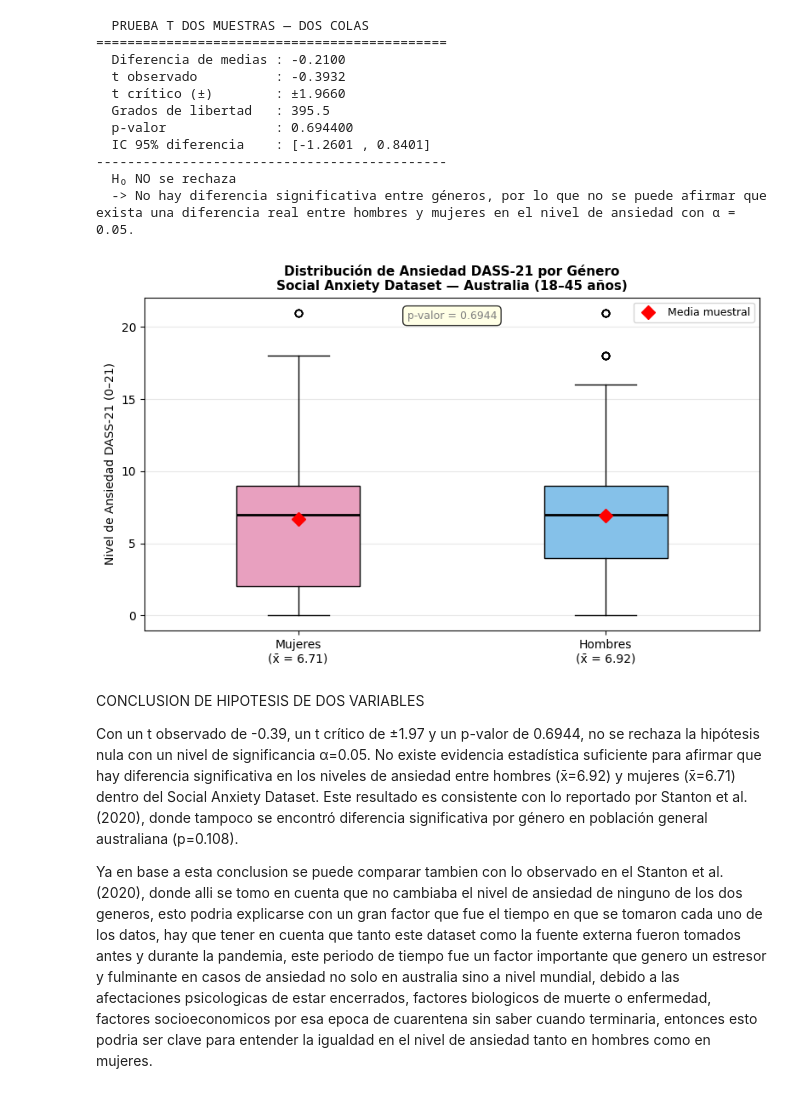
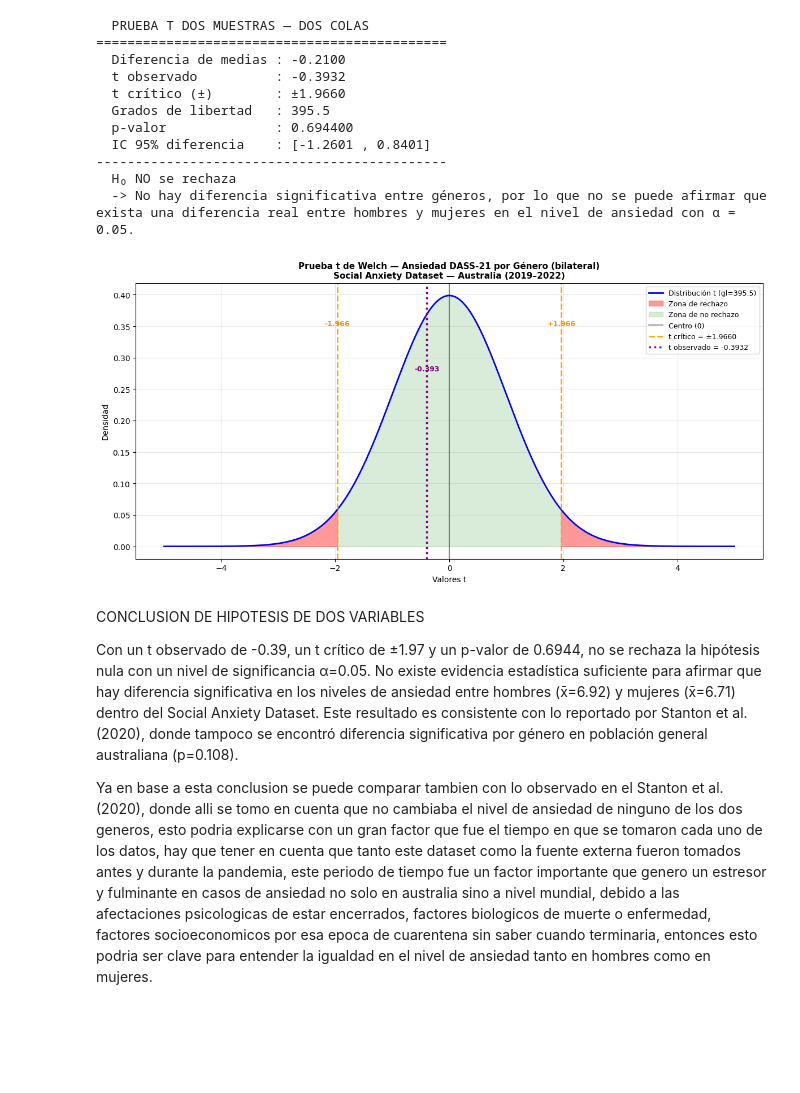
Before and after one commit to Juanzzz05/Estadistica-II, a Jupyter notebook: Proyecto.ipynb, the cells around one changed output. Saved outputs shown, nothing was run; the diff lists cells and outputs as text; code cells hidden in the pictures; blank space fills up the shorter version.

```diff
--- a/Proyecto.ipynb
+++ b/Proyecto.ipynb
@@ -573,43 +689,39 @@ else:
 ---------------------------------------------
   H₀ NO se rechaza
   -> No hay diferencia significativa entre géneros, por lo que no se puede afirmar que exista una diferencia real entre hombres y mujeres en el nivel de ansiedad con α = 0.05.
-# %%
-fig, ax = plt.subplots(figsize=(8, 5))
-
-# Datos
-data = [muestra_mujeres, muestra_hombres]
-labels = [f'Mujeres\n(x̄ = {media_m:.2f})', f'Hombres\n(x̄ = {media_h:.2f})']
-
-# Boxplot
-bp = ax.boxplot(data, labels=labels, patch_artist=True, widths=0.4)
-
-# Colores
-bp['boxes'][0].set_facecolor('#E8A0BF')
-bp['boxes'][1].set_facecolor('#85C1E9')
-for median in bp['medians']:
-    median.set_color('black')
-    median.set_linewidth(2)
-
-# Línea de la media como punto
-ax.plot([1, 2], [media_m, media_h], 'D', color='red',
-        markersize=8, zorder=5, label='Media muestral')
-
-# Anotación p-valor
-ax.text(1.5, max(muestra_mujeres.max(), muestra_hombres.max()) * 0.98,
-        f'p-valor = {p_valor:.4f}',
-        ha='center', fontsize=9, color='gray',
-        bbox=dict(boxstyle='round,pad=0.4', facecolor='lightyellow', alpha=0.8))
-
-ax.set_title('Distribución de Ansiedad DASS-21 por Género\nSocial Anxiety Dataset — Australia (18–45 años)',
-             fontsize=11, fontweight='bold')
-ax.set_ylabel('Nivel de Ansiedad DASS-21 (0–21)', fontsize=10)
-ax.legend(fontsize=9)
-ax.grid(axis='y', alpha=0.3)
-
-plt.tight_layout()
-plt.show()
-# %% [output]
-[figure, removed]
+# %%
+fig, ax = plt.subplots(figsize=(12, 6))
+
+x    = np.linspace(-5, 5, 1000)
+y_t  = stats.t.pdf(x, df=gl)
+
+ax.plot(x, y_t, 'b-', linewidth=2, label=f'Distribución t (gl={gl:.1f})')
+ax.fill_between(x, y_t, where=(x >  t_critico), alpha=0.4, color='red', label='Zona de rechazo')
+ax.fill_between(x, y_t, where=(x < -t_critico), alpha=0.4, color='red')
+ax.fill_between(x, y_t, where=((x >= -t_critico) & (x <= t_critico)),
+                alpha=0.15, color='green', label='Zona de no rechazo')
+ax.axvline(0, color='black', linestyle='-', linewidth=1.2, alpha=0.5, label='Centro (0)')
+ax.axvline( t_critico, color='orange', linestyle='--', linewidth=2, label=f't crítico = ±{t_critico:.4f}')
+ax.axvline(-t_critico, color='orange', linestyle='--', linewidth=2)
+ax.text( t_critico, max(y_t)*0.88, f'+{t_critico:.3f}', ha='center', fontsize=9,
+         color='darkorange', fontweight='bold')
+ax.text(-t_critico, max(y_t)*0.88, f'-{t_critico:.3f}', ha='center', fontsize=9,
+         color='darkorange', fontweight='bold')
+
+ax.axvline(t_observado, color='purple', linestyle=':', linewidth=2.5,
+           label=f't observado = {t_observado:.4f}')
+ax.text(t_observado, max(y_t)*0.70, f'{t_observado:.3f}', ha='center', fontsize=9,
+        color='purple', fontweight='bold')
+ax.set_title('Prueba t de Welch — Ansiedad DASS-21 por Género (bilateral)\nSocial Anxiety Dataset — Australia (2019–2022)',
+             fontsize=11, fontweight='bold')
+ax.set_xlabel('Valores t', fontsize=10)
+ax.set_ylabel('Densidad', fontsize=10)
+ax.legend(fontsize=9, loc='upper right')
+ax.grid(alpha=0.3)
+plt.tight_layout()
+plt.show()
+# %% [output]
+[figure, added]
 # %% [markdown]
 CONCLUSION DE HIPOTESIS DE DOS VARIABLES
 
```
Also changed, not shown: parts of 10 cells of this notebook.
